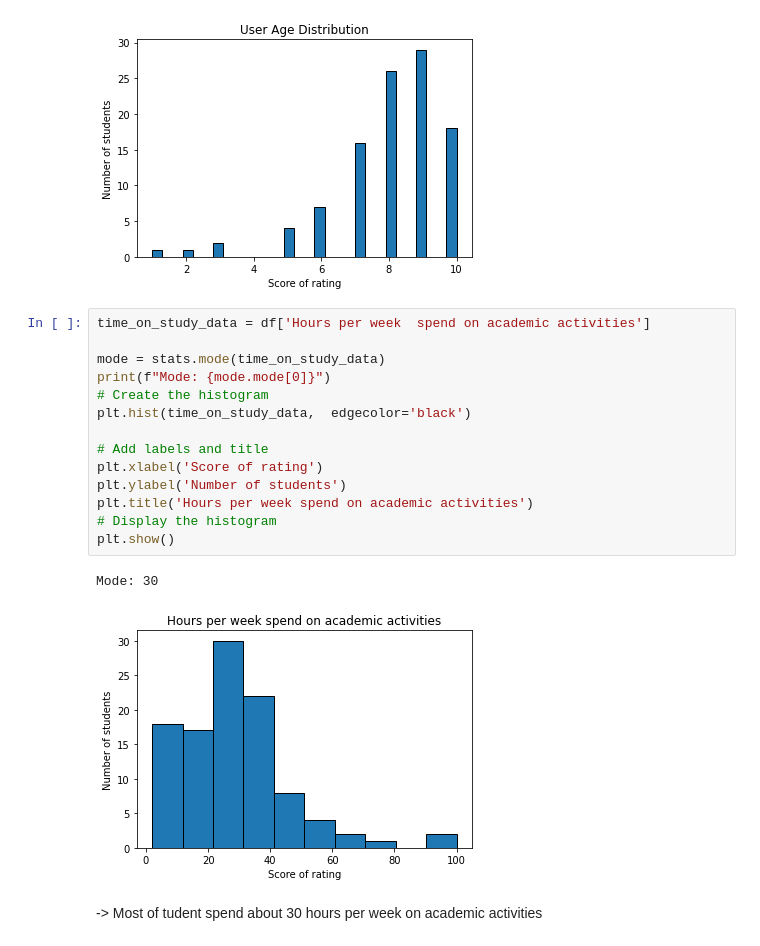
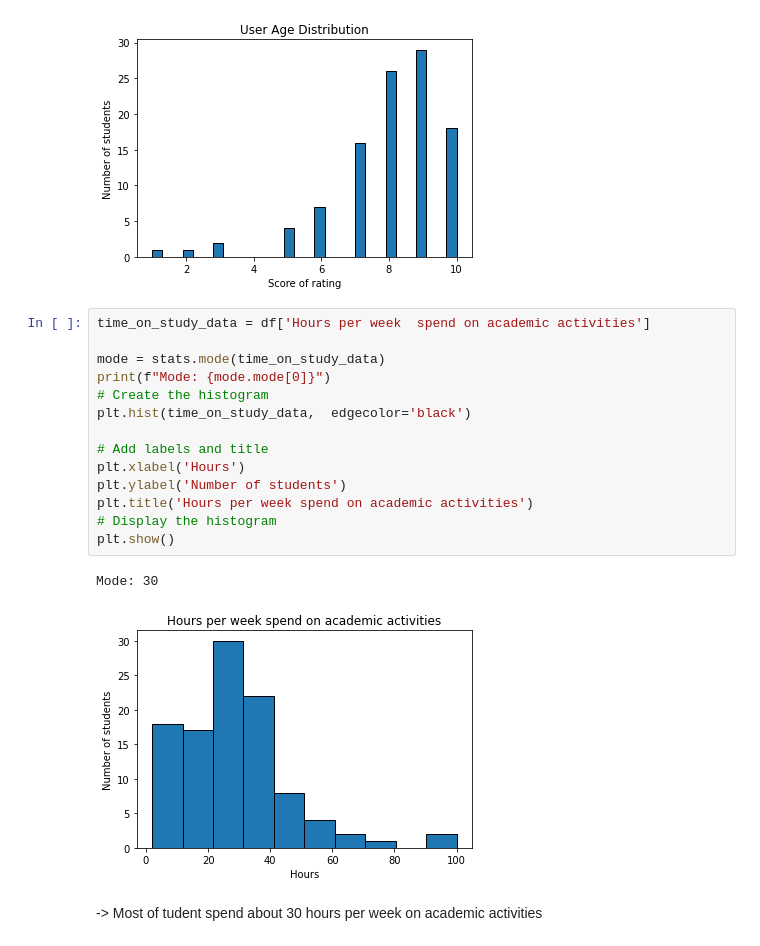
Before and after one commit to nhatdeptrai23/data-science-group-project, a Jupyter notebook: Untitled.ipynb, the cells around one changed output. Drawn from its saved outputs; the diff is of its cells as text.

```diff
--- a/Untitled.ipynb
+++ b/Untitled.ipynb
@@ -161,20 +161,20 @@ plt.show()
 # %%
 time_on_study_data = df['Hours per week  spend on academic activities']
 
 mode = stats.mode(time_on_study_data)
 print(f"Mode: {mode.mode[0]}")
 # Create the histogram
 plt.hist(time_on_study_data,  edgecolor='black')
 
 # Add labels and title
-plt.xlabel('Score of rating')
+plt.xlabel('Hours')
 plt.ylabel('Number of students')
 plt.title('Hours per week spend on academic activities')
 # Display the histogram
 plt.show()
 # %% [output]
 Mode: 30
-[figure, old version]
+[figure, new version]
 # %% [markdown]
 -> Most of tudent spend about 30 hours per week on academic activities
 # %%
```
